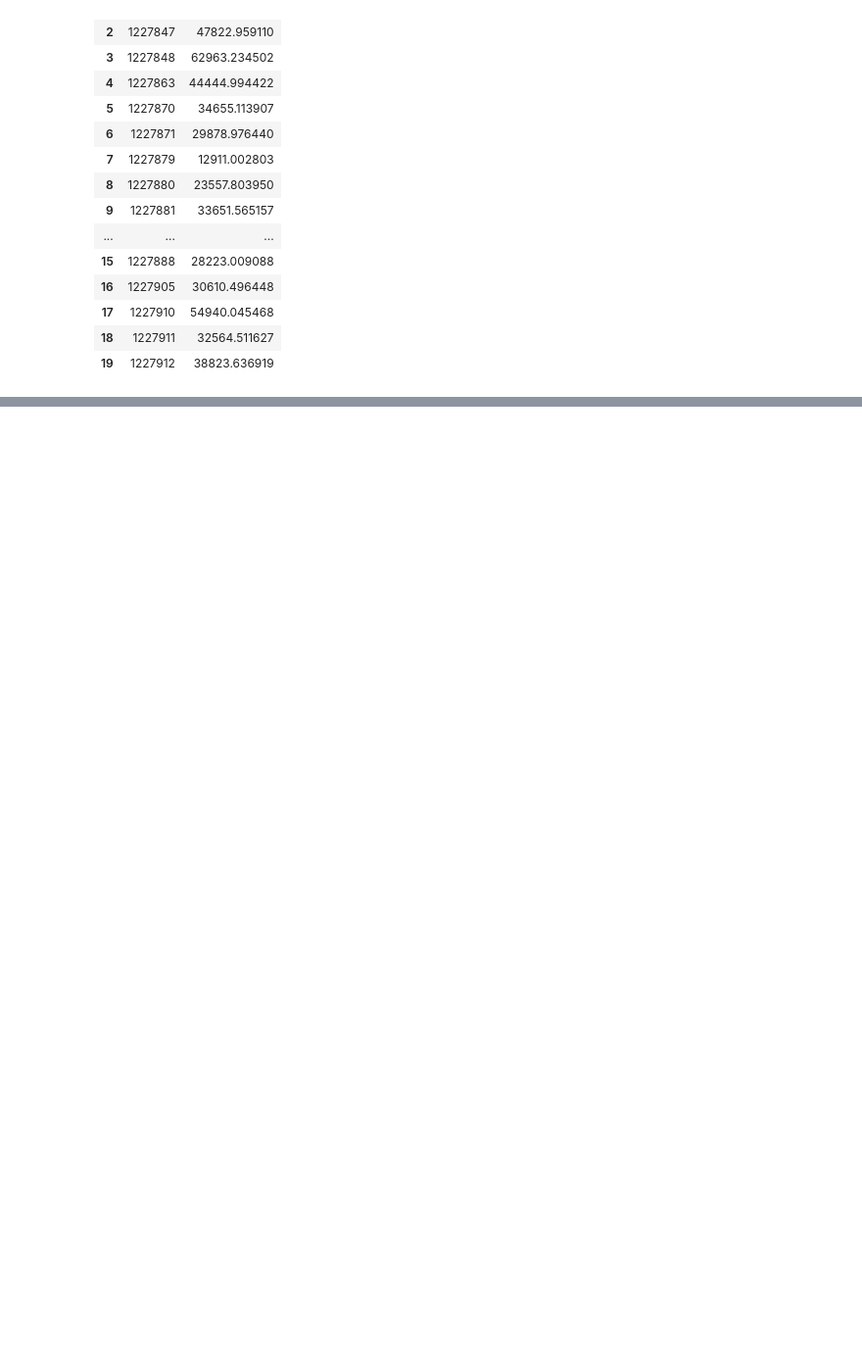
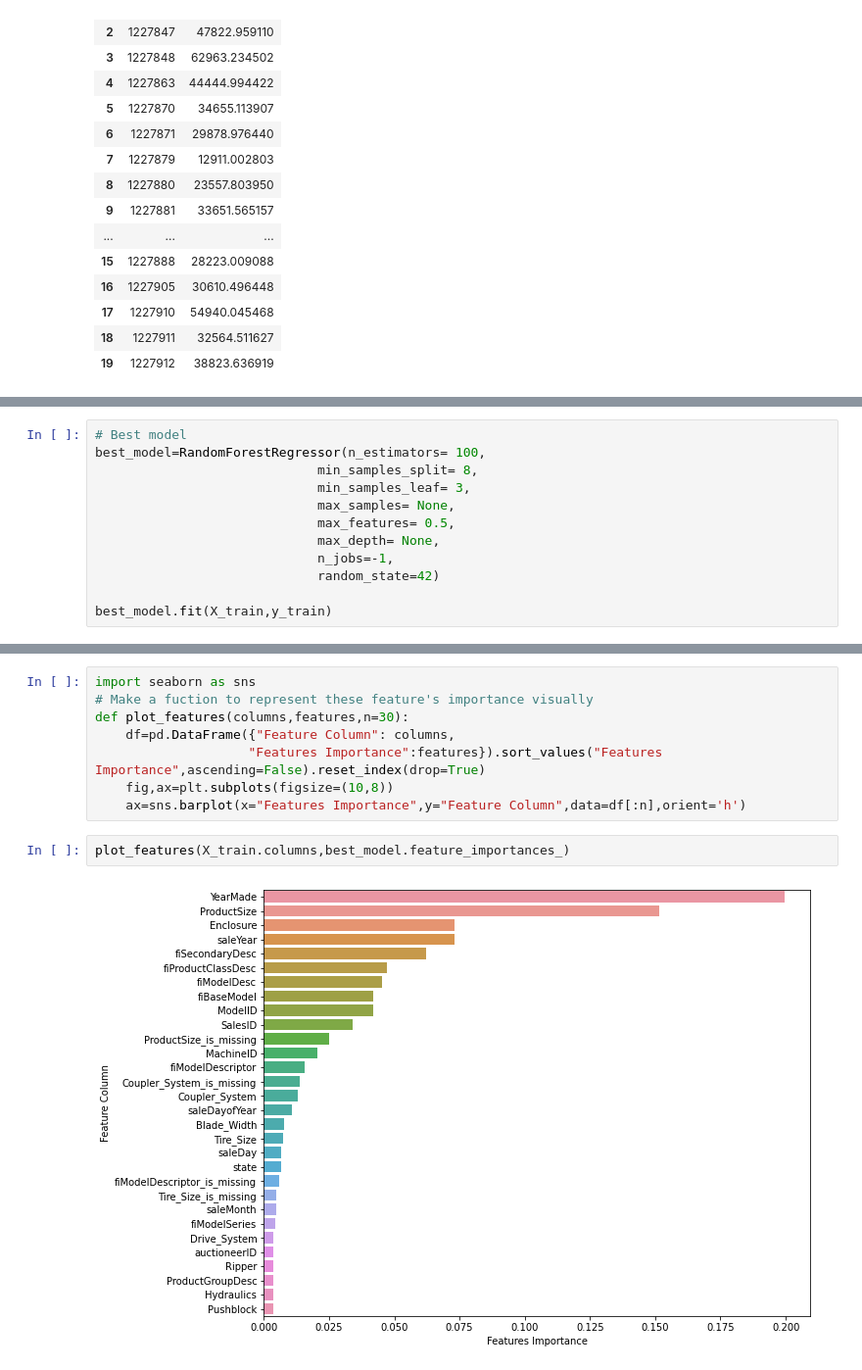
Before and after one commit to aryatomarAI/Machine-learning-and-data-science, a Jupyter notebook: Machine-Learning-Regression-Project/Bluebook-Bulldozer-Machine-Learning-Project.ipynb, the cells around one changed output, grey strips where cells are left out. Shown: that part at 98% size. Saved outputs shown, nothing was run; the diff lists cells and outputs as text; blank space fills up the shorter version.

Commit message:
Checking importance of features contributing towards the target and starting deep learning

```diff
--- a/Machine-Learning-Regression-Project/Bluebook-Bulldozer-Machine-Learning-Project.ipynb
+++ b/Machine-Learning-Regression-Project/Bluebook-Bulldozer-Machine-Learning-Project.ipynb
@@ -1001,0 +1018,12 @@ df_preds.head(20)
+# %%
+# Best model
+best_model=RandomForestRegressor(n_estimators= 100,
+                             min_samples_split= 8,
+                             min_samples_leaf= 3,
+                             max_samples= None,
+                             max_features= 0.5,
+                             max_depth= None,
+                             n_jobs=-1,
+                             random_state=42)
+
+best_model.fit(X_train,y_train)
@@ -1001,0 +1053,12 @@ df_preds.head(20)
+# %%
+import seaborn as sns
+# Make a fuction to represent these feature's importance visually
+def plot_features(columns,features,n=30):
+    df=pd.DataFrame({"Feature Column": columns,
+                    "Features Importance":features}).sort_values("Features Importance",ascending=False).reset_index(drop=True)
+    fig,ax=plt.subplots(figsize=(10,8))
+    ax=sns.barplot(x="Features Importance",y="Feature Column",data=df[:n],orient='h')
+# %%
+plot_features(X_train.columns,best_model.feature_importances_)
+# %% [output]
+[figure, added]
```
Also changed, not shown: parts of 4 cells of this notebook.
